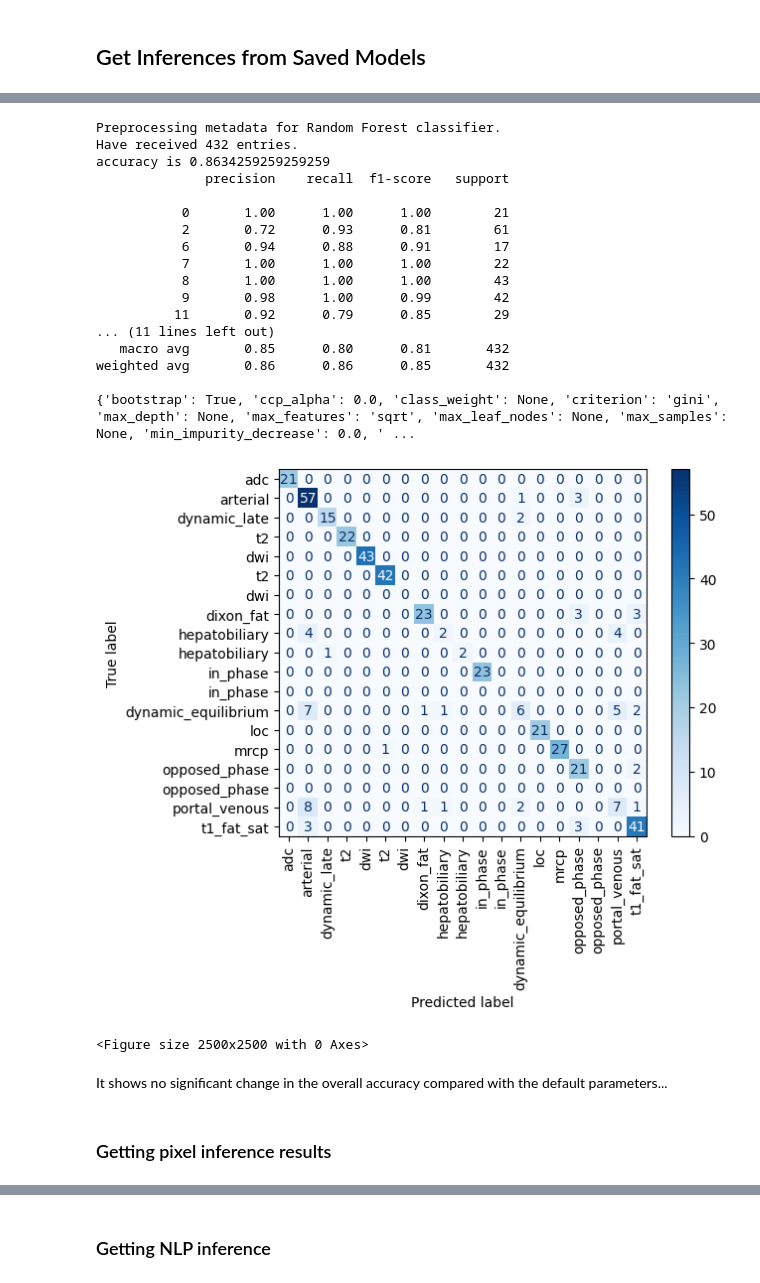
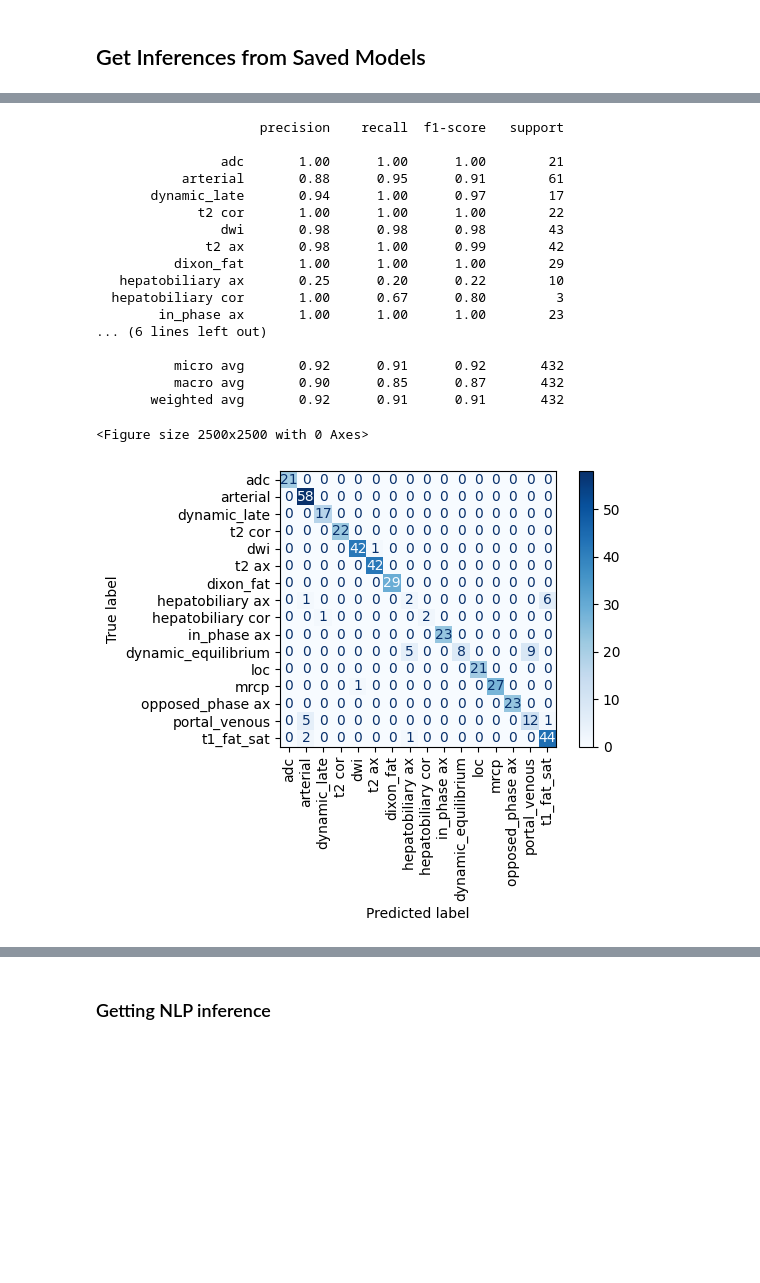
Before and after one commit to mille055/AIPI540_individual_project, a Jupyter notebook: notebooks/AIPI540_IP_forpaper.ipynb, the cells around one changed output, grey strips where cells are left out. Drawn from its saved outputs; the diff is of its cells as text; code cells hidden in the pictures; blank space fills up the shorter version.

Commit message:
updated for paper

```diff
--- a/notebooks/AIPI540_IP_forpaper.ipynb
+++ b/notebooks/AIPI540_IP_forpaper.ipynb
@@ -110,5 +90,13 @@ ModuleNotFoundError: ignored
 # %% [markdown]
 # Load Datasets
+# %%
+### getting the provided image model data from zhe for the original paper, based on inception 2d ###
+zhe_data = pd.read_pickle('../data/image_data_with_label082221.pkl')
+zhe_data.rename(columns = {'prob_avg': 'img_prob_avg'}, inplace = True)
+zhe_data.drop(columns=['series_path', 'model_name'], inplace=True)
+#zhe_data['series'] = zhe_data['series'].astype('int')
+zhe_data['patientID'] = zhe_data['patientID'].astype('int')
+#zhe_data
 # %%
 
 
@@ -160,4 +149,18 @@ meta_train_results_df = make_results_df(Tpreds, Tprobs, Ty, train_df)
 meta_val_results_df = make_results_df(Vpreds, Vprobs, Vy, val_df)
 meta_test_results_df = make_results_df(TEpreds, TEprobs, TEy, test_df)
 meta_vector = Tprobs
+# %%
+
+### going to create the preds and probs for the zhe image model data, t1wfs + 70%
+merged_df = meta_test_results_df.copy()
+merged_df['meta_confidence'] = merged_df['probs'].apply(lambda x: max(x))
+merged_df = merged_df.merge(zhe_data, how = 'left', on = ['series', 'patientID'])
+merged_df.loc[merged_df['meta_confidence'] < 0.7, 'preds'] = merged_df['img_label_code']
+merged_df.preds = merged_df.preds.astype('int')
+
+t1fs_list = [2,6, 11, 12, 14, 17, 23, 25]
+con_and_70_df = merged_df.copy()
+con_and_70_df.loc[(con_and_70_df['meta_confidence'] < 0.7)|(con_and_70_df['true'].isin(t1fs_list)), 'preds'] = merged_df['img_label_code']
+con_and_70_df.preds = con_and_70_df.preds.astype('int')
+#merged_df
 # %%
@@ -185,34 +188,22 @@ weighted avg       0.87      0.87      0.86       432
-# %%
-## just checking to make sure the saved model is better than vanilla RF
-from sklearn.ensemble import RandomForestClassifier
-vanilla_model = RandomForestClassifier(min_samples_leaf=2)
-vanilla_model.fit(X_train_meta[feats_to_keep], y_train)
-vanillapreds, vanillaprobs, vanillay, vanillaacc = meta_inference(test_df, scaler, vanilla_model, feats_to_keep)
-print('accuracy is', vanillaacc)
-vanilla_results_df = make_results_df(vanillapreds, vanillaprobs, TEy, test_df)
-f= display_and_save_results(vanilla_results_df.preds, vanilla_results_df.true, saveflag=False)
-print(vanilla_model.get_params())
-# %% [output]
-Preprocessing metadata for Random Forest classifier.
-Have received 432 entries.
-accuracy is 0.8634259259259259
-              precision    recall  f1-score   support
-
-           0       1.00      1.00      1.00        21
-           2       0.72      0.93      0.81        61
-           6       0.94      0.88      0.91        17
-           7       1.00      1.00      1.00        22
-           8       1.00      1.00      1.00        43
-           9       0.98      1.00      0.99        42
-          11       0.92      0.79      0.85        29
-... (11 lines left out)
-   macro avg       0.85      0.80      0.81       432
-weighted avg       0.86      0.86      0.85       432
-
-{'bootstrap': True, 'ccp_alpha': 0.0, 'class_weight': None, 'criterion': 'gini', 'max_depth': None, 'max_features': 'sqrt', 'max_leaf_nodes': None, 'max_samples': None, 'min_impurity_decrease': 0.0, ' ...
-[figure, removed]
-<Figure size 2500x2500 with 0 Axes>
-# %% [markdown]
-It shows no significant change in the overall accuracy compared with the default parameters...
-# %% [markdown]
-### Getting pixel inference results
+# %%
+g = display_and_save_results2(merged_df.preds, merged_df.true, fn='merged', saveflag=True)
+# %% [output]
+                     precision    recall  f1-score   support
+
+                adc       1.00      1.00      1.00        21
+           arterial       0.88      0.95      0.91        61
+       dynamic_late       0.94      1.00      0.97        17
+             t2 cor       1.00      1.00      1.00        22
+                dwi       0.98      0.98      0.98        43
+              t2 ax       0.98      1.00      0.99        42
+          dixon_fat       1.00      1.00      1.00        29
+   hepatobiliary ax       0.25      0.20      0.22        10
+  hepatobiliary cor       1.00      0.67      0.80         3
+        in_phase ax       1.00      1.00      1.00        23
+... (6 lines left out)
+
+          micro avg       0.92      0.91      0.92       432
+          macro avg       0.90      0.85      0.87       432
+       weighted avg       0.92      0.91      0.91       432
+<Figure size 2500x2500 with 0 Axes>
+[figure, added]
```
Also changed, not shown: parts of 44 cells of this notebook, 27 other files.
